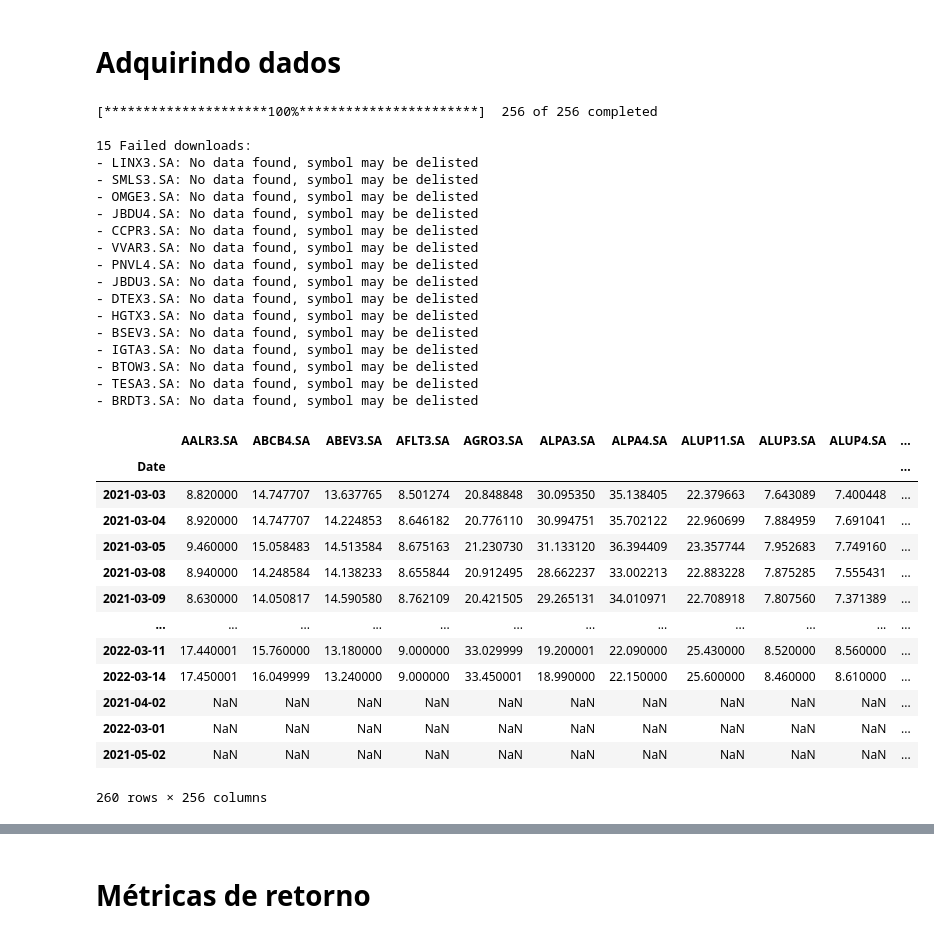
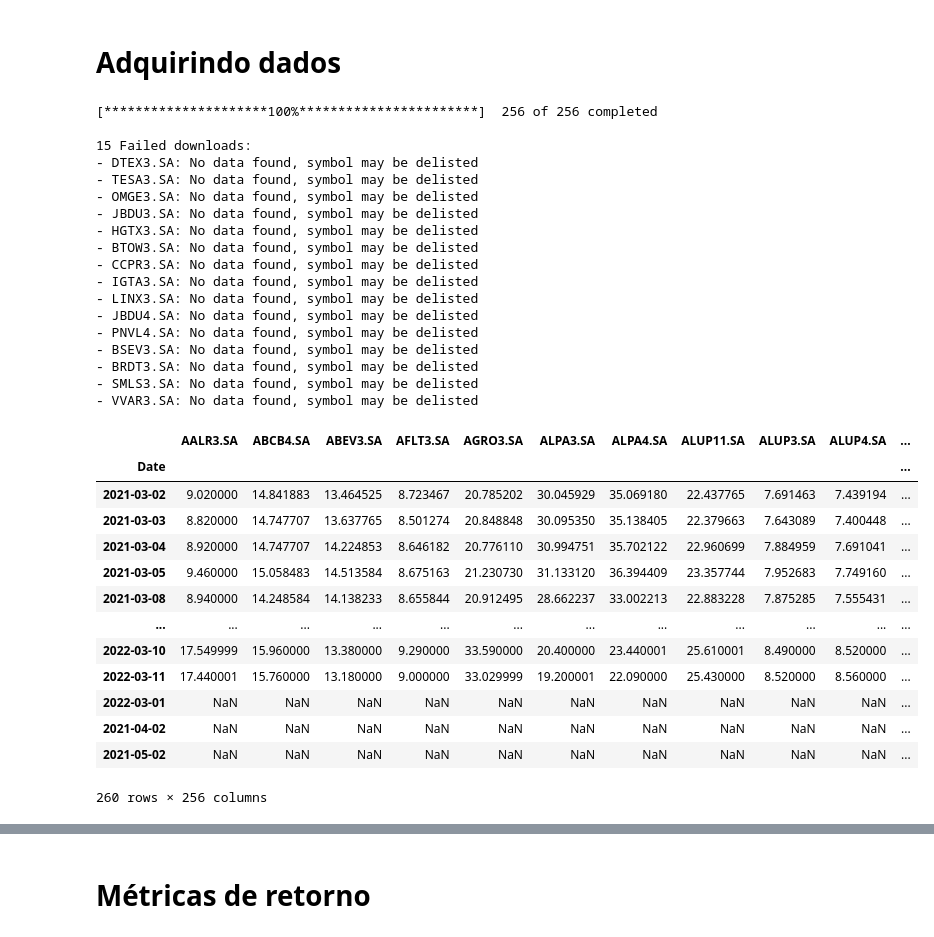
Before and after one commit to pperdigo/Investments_Dashboard, a Jupyter notebook: Ranking_Geral-Yahoo.ipynb, the cells around one changed output, grey strips where cells are left out. Saved outputs shown, nothing was run; the diff lists cells and outputs as text; code cells hidden in the pictures.

```diff
--- a/Ranking_Geral-Yahoo.ipynb
+++ b/Ranking_Geral-Yahoo.ipynb
@@ -11,41 +11,43 @@ import yfinance as yf
 # %%
 acoes = open("tickers.txt", "r", encoding="utf8").read().splitlines()
 dados = pd.DataFrame()
 end = datetime.today()
 start = end - timedelta(450)
-dados = yf.download(tickers = acoes, start = start, end = end)['Adj Close']#, group_by = 'ticker')#.loc[:,'Adj Close']
+end = end.strftime("%Y-%m-%d")
+start = start.strftime("%Y-%m-%d")
+dados = yf.download(tickers = acoes, start = start, end = end)['Adj Close']
 dados = dados.tail(260)
 dados
 # %% [output]
 [*********************100%***********************]  256 of 256 completed
 
 15 Failed downloads:
+- DTEX3.SA: No data found, symbol may be delisted
+- TESA3.SA: No data found, symbol may be delisted
+- OMGE3.SA: No data found, symbol may be delisted
+- JBDU3.SA: No data found, symbol may be delisted
+- HGTX3.SA: No data found, symbol may be delisted
+- BTOW3.SA: No data found, symbol may be delisted
+- CCPR3.SA: No data found, symbol may be delisted
+- IGTA3.SA: No data found, symbol may be delisted
 - LINX3.SA: No data found, symbol may be delisted
+- JBDU4.SA: No data found, symbol may be delisted
+- PNVL4.SA: No data found, symbol may be delisted
+- BSEV3.SA: No data found, symbol may be delisted
+- BRDT3.SA: No data found, symbol may be delisted
 - SMLS3.SA: No data found, symbol may be delisted
-- OMGE3.SA: No data found, symbol may be delisted
-- JBDU4.SA: No data found, symbol may be delisted
-- CCPR3.SA: No data found, symbol may be delisted
 - VVAR3.SA: No data found, symbol may be delisted
-- PNVL4.SA: No data found, symbol may be delisted
-- JBDU3.SA: No data found, symbol may be delisted
-- DTEX3.SA: No data found, symbol may be delisted
-- HGTX3.SA: No data found, symbol may be delisted
-- BSEV3.SA: No data found, symbol may be delisted
-- IGTA3.SA: No data found, symbol may be delisted
-- BTOW3.SA: No data found, symbol may be delisted
-- TESA3.SA: No data found, symbol may be delisted
-- BRDT3.SA: No data found, symbol may be delisted
 |  | AALR3.SA | ABCB4.SA | ABEV3.SA | AFLT3.SA | AGRO3.SA | ALPA3.SA | ALPA4.SA | ALUP11.SA | ALUP3.SA | ALUP4.SA | ... |
 | Date |  |  |  |  |  |  |  |  |  |  | ... |
+| 2021-03-02 | 9.020000 | 14.841883 | 13.464525 | 8.723467 | 20.785202 | 30.045929 | 35.069180 | 22.437765 | 7.691463 | 7.439194 | ... |
 | 2021-03-03 | 8.820000 | 14.747707 | 13.637765 | 8.501274 | 20.848848 | 30.095350 | 35.138405 | 22.379663 | 7.643089 | 7.400448 | ... |
 | 2021-03-04 | 8.920000 | 14.747707 | 14.224853 | 8.646182 | 20.776110 | 30.994751 | 35.702122 | 22.960699 | 7.884959 | 7.691041 | ... |
 | 2021-03-05 | 9.460000 | 15.058483 | 14.513584 | 8.675163 | 21.230730 | 31.133120 | 36.394409 | 23.357744 | 7.952683 | 7.749160 | ... |
 | 2021-03-08 | 8.940000 | 14.248584 | 14.138233 | 8.655844 | 20.912495 | 28.662237 | 33.002213 | 22.883228 | 7.875285 | 7.555431 | ... |
-| 2021-03-09 | 8.630000 | 14.050817 | 14.590580 | 8.762109 | 20.421505 | 29.265131 | 34.010971 | 22.708918 | 7.807560 | 7.371389 | ... |
 | ... | ... | ... | ... | ... | ... | ... | ... | ... | ... | ... | ... |
+| 2022-03-10 | 17.549999 | 15.960000 | 13.380000 | 9.290000 | 33.590000 | 20.400000 | 23.440001 | 25.610001 | 8.490000 | 8.520000 | ... |
 | 2022-03-11 | 17.440001 | 15.760000 | 13.180000 | 9.000000 | 33.029999 | 19.200001 | 22.090000 | 25.430000 | 8.520000 | 8.560000 | ... |
-| 2022-03-14 | 17.450001 | 16.049999 | 13.240000 | 9.000000 | 33.450001 | 18.990000 | 22.150000 | 25.600000 | 8.460000 | 8.610000 | ... |
+| 2022-03-01 | NaN | NaN | NaN | NaN | NaN | NaN | NaN | NaN | NaN | NaN | ... |
 | 2021-04-02 | NaN | NaN | NaN | NaN | NaN | NaN | NaN | NaN | NaN | NaN | ... |
-| 2022-03-01 | NaN | NaN | NaN | NaN | NaN | NaN | NaN | NaN | NaN | NaN | ... |
 | 2021-05-02 | NaN | NaN | NaN | NaN | NaN | NaN | NaN | NaN | NaN | NaN | ... |
 260 rows × 256 columns
```
Also changed, not shown: parts of 2 cells of this notebook, 3 other files.
